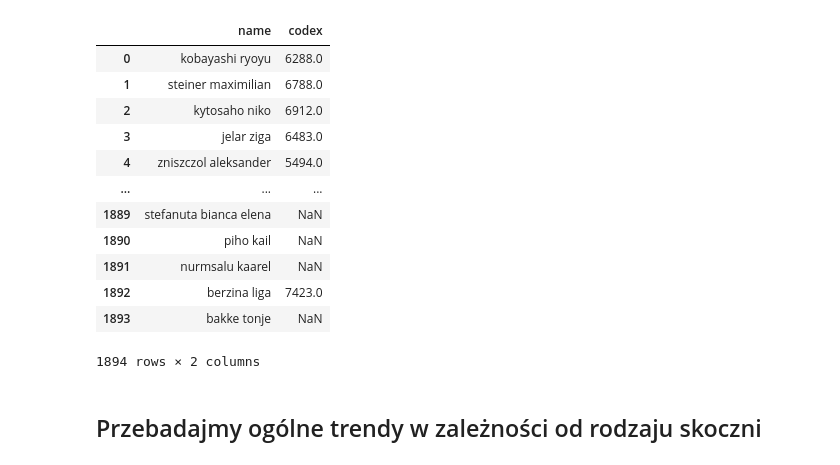
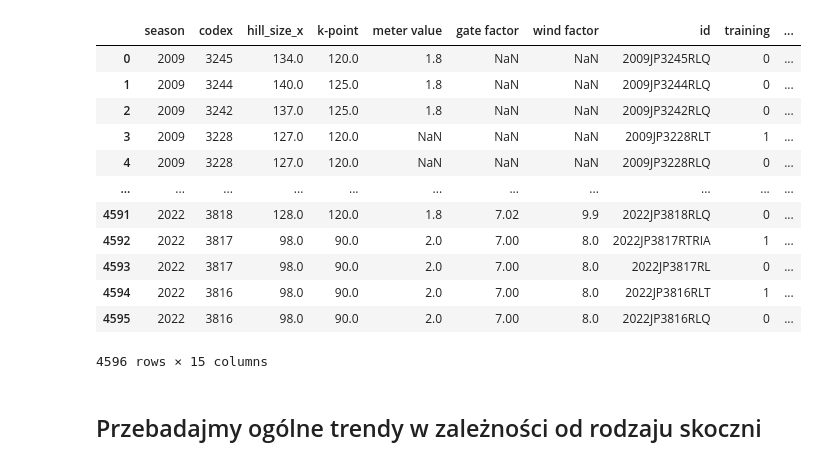
Before and after one commit to jakub-milasz/ski_jumping_analysis, a Jupyter notebook: ski_jumping.ipynb, the cells around one changed output. Saved outputs shown, nothing was run; the diff lists cells and outputs as text; code cells hidden in the pictures.

```diff
--- a/ski_jumping.ipynb
+++ b/ski_jumping.ipynb
@@ -10,21 +10,21 @@ ratings = pd.read_csv("data/all_ratings.csv")
 results = pd.read_csv("data/all_results.csv")
 stats = pd.read_csv("data/all_stats.csv")
 # %%
-names
+comps
 # %% [output]
-|  | name | codex |
-| 0 | kobayashi ryoyu | 6288.0 |
-| 1 | steiner maximilian | 6788.0 |
-| 2 | kytosaho niko | 6912.0 |
-| 3 | jelar ziga | 6483.0 |
-| 4 | zniszczol aleksander | 5494.0 |
-| ... | ... | ... |
-| 1889 | stefanuta bianca elena | NaN |
-| 1890 | piho kail | NaN |
-| 1891 | nurmsalu kaarel | NaN |
-| 1892 | berzina liga | 7423.0 |
-| 1893 | bakke tonje | NaN |
+|  | season | codex | hill_size_x | k-point | meter value | gate factor | wind factor | id | training | ... |
+| 0 | 2009 | 3245 | 134.0 | 120.0 | 1.8 | NaN | NaN | 2009JP3245RLQ | 0 | ... |
+| 1 | 2009 | 3244 | 140.0 | 125.0 | 1.8 | NaN | NaN | 2009JP3244RLQ | 0 | ... |
+| 2 | 2009 | 3242 | 137.0 | 125.0 | 1.8 | NaN | NaN | 2009JP3242RLQ | 0 | ... |
+| 3 | 2009 | 3228 | 127.0 | 120.0 | NaN | NaN | NaN | 2009JP3228RLT | 1 | ... |
+| 4 | 2009 | 3228 | 127.0 | 120.0 | NaN | NaN | NaN | 2009JP3228RLQ | 0 | ... |
+| ... | ... | ... | ... | ... | ... | ... | ... | ... | ... | ... |
+| 4591 | 2022 | 3818 | 128.0 | 120.0 | 1.8 | 7.02 | 9.9 | 2022JP3818RLQ | 0 | ... |
+| 4592 | 2022 | 3817 | 98.0 | 90.0 | 2.0 | 7.00 | 8.0 | 2022JP3817RTRIA | 1 | ... |
+| 4593 | 2022 | 3817 | 98.0 | 90.0 | 2.0 | 7.00 | 8.0 | 2022JP3817RL | 0 | ... |
+| 4594 | 2022 | 3816 | 98.0 | 90.0 | 2.0 | 7.00 | 8.0 | 2022JP3816RLT | 1 | ... |
+| 4595 | 2022 | 3816 | 98.0 | 90.0 | 2.0 | 7.00 | 8.0 | 2022JP3816RLQ | 0 | ... |
-1894 rows × 2 columns
+4596 rows × 15 columns
 # %%
 # repair space in tauplitz
 comps['place'] = comps['place'].str.replace('Tauplitz/ Bad Mitterndorf (AUT)', 'Tauplitz/Bad Mitterndorf (AUT)', regex=False)
```
Also changed, not shown: parts of 6 cells of this notebook.
